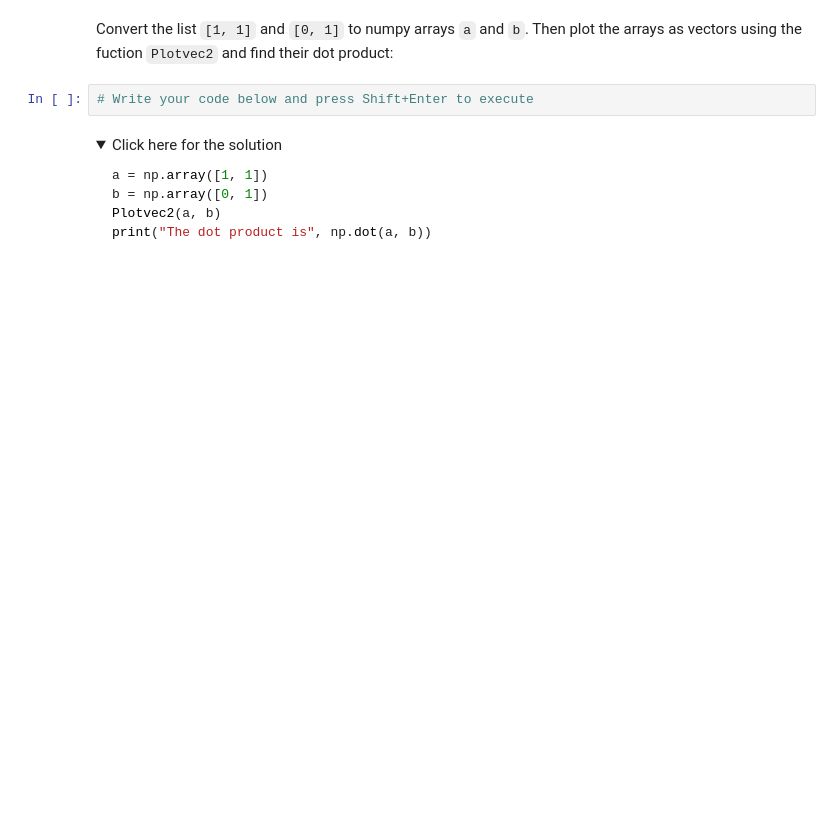
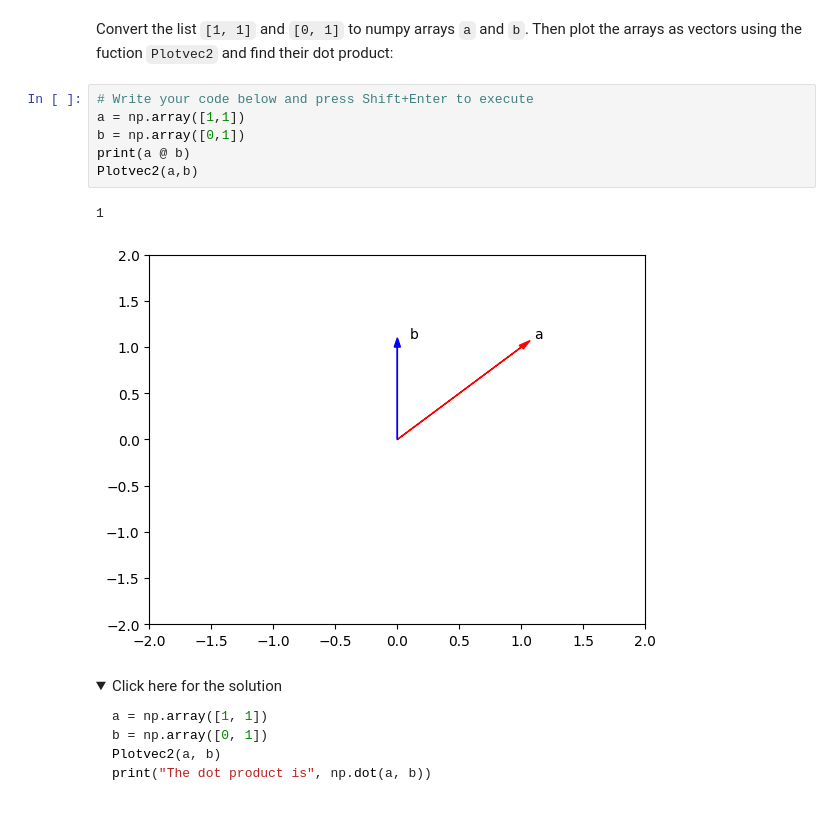
Before and after one commit to gmalagonv/IBM_cert, a Jupyter notebook: Python_for_Data_Science/4_reading_open_files/PY0101EN-5-1-Numpy1D.ipynb, the cells around one changed output. Saved outputs shown, nothing was run; the diff lists cells and outputs as text; folded sections open; blank space fills up the shorter version.

```diff
--- a/Python_for_Data_Science/4_reading_open_files/PY0101EN-5-1-Numpy1D.ipynb
+++ b/Python_for_Data_Science/4_reading_open_files/PY0101EN-5-1-Numpy1D.ipynb
@@ -920,6 +1017,13 @@ print("The dot product is", np.dot(a, b))
 Convert the list <code>\[1, 1]</code> and <code>\[0, 1]</code> to numpy arrays <code>a</code> and <code>b</code>. Then plot the arrays as vectors using the fuction <code>Plotvec2</code> and find their dot product:
 # %%
 # Write your code below and press Shift+Enter to execute
+a = np.array([1,1])
+b = np.array([0,1])
+print(a @ b)
+Plotvec2(a,b)
+# %% [output]
+1
+[figure, added]
 # %% [markdown]
 <details><summary>Click here for the solution</summary>
 
```
Also changed, not shown: parts of 37 cells of this notebook, 1 other file.
